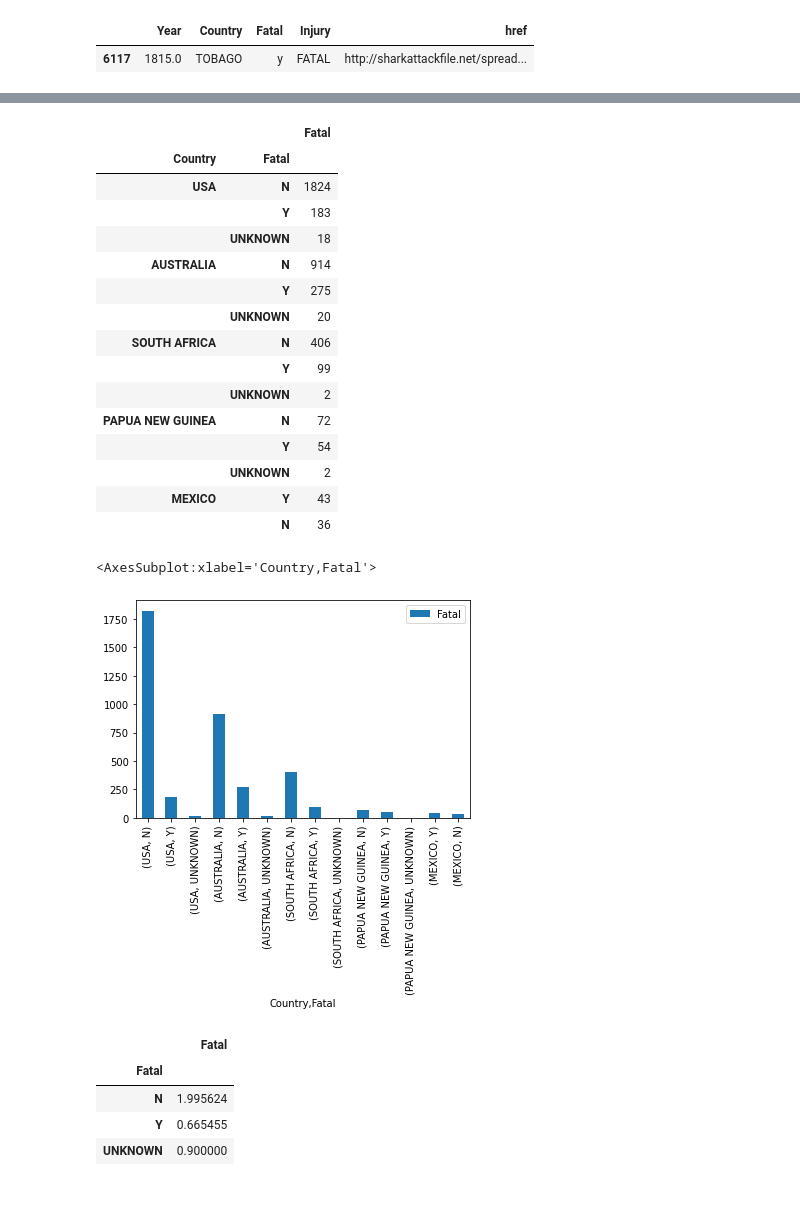
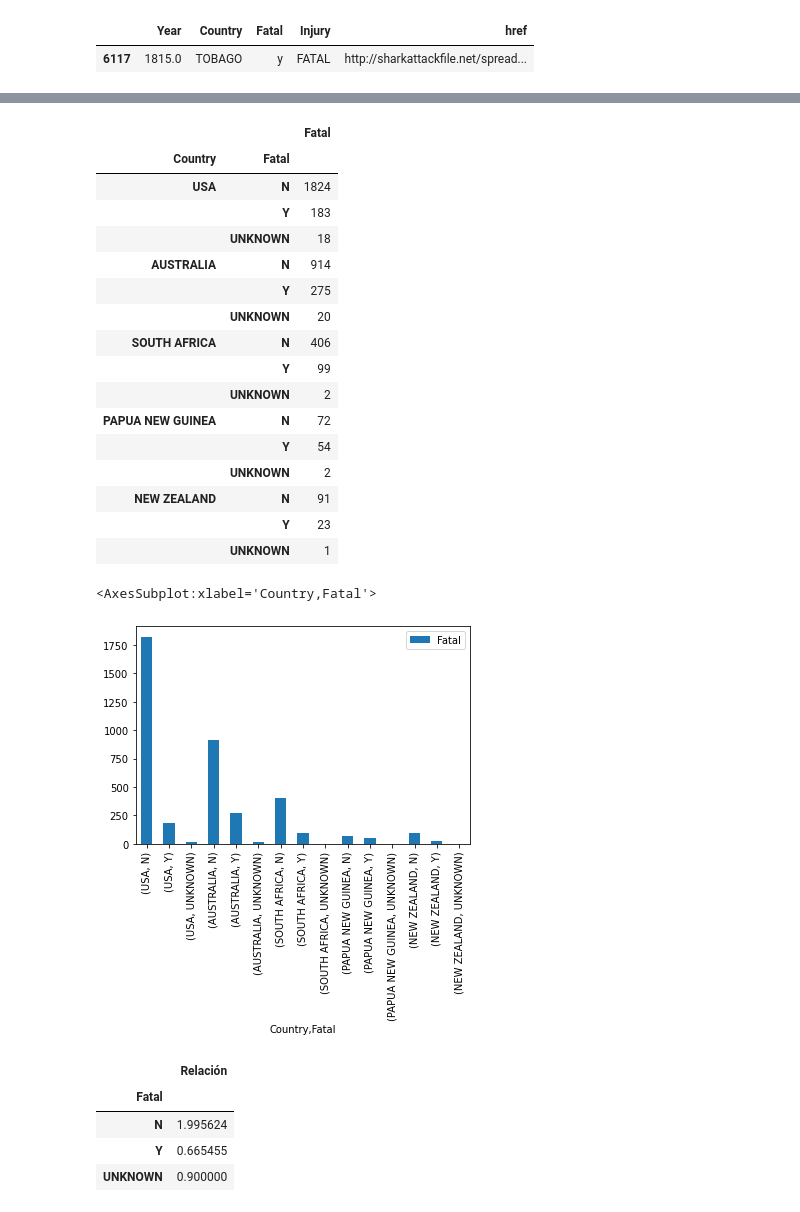
Before and after one commit to Jav1-Mart1nez/Shark-Project, a Jupyter notebook: Sharks!.ipynb, the cells around one changed output, grey strips where cells are left out. Saved outputs shown, nothing was run; the diff lists cells and outputs as text; code cells hidden in the pictures.

```diff
--- a/Sharks!.ipynb
+++ b/Sharks!.ipynb
@@ -266,7 +275,6 @@ clean_sharks_attacks.Country = clean_sharks_attacks.Country.replace({" PHILIPPIN
                                                                      " TONGA":"TONGA",
                                                                      "EGYPT ": "EGYPT",
                                                                      "Fiji": "FIJI",
-                                                                     "INDIAN OCEAN?":"INDIAN OCEAN",
                                                                      "MALDIVE ISLANDS": "MALDIVES",
                                                                      "MEXICO ":"MEXICO",
                                                                      "EGYPT ": "EGYPT",
@@ -274,7 +282,6 @@ clean_sharks_attacks.Country = clean_sharks_attacks.Country.replace({" PHILIPPIN
                                                                      "NORTH ATLANTIC OCEAN ":"NORTH ATLANTIC OCEAN",
                                                                      "PACIFIC OCEAN ": "PACIFIC OCEAN",
                                                                      "ST. MAARTIN":"ST. MARTIN",
-                                                                     "SUDAN?": "SUDAN?",
                                                                      "Sierra Leone": "SIERRA LEONE",
                                                                      "UNITED ARAB EMIRATES (UAE)":"UNITED ARAB EMIRATES",
                                                                      "YEMEN ": "YEMEN"
@@ -391,33 +425,40 @@ analysis2.head(10).plot.bar()
 # %%
+# Vemos ahora una comparativa con los 5 paises más atacados y por tipo de ataque.
+
 comp=clean_sharks_attacks.groupby("Country").agg({"Fatal":"value_counts"})
-compa=comp.loc[["USA", "AUSTRALIA", "SOUTH AFRICA", "PAPUA NEW GUINEA", "MEXICO"], :]
-display(compa)
-compa.plot.bar()
+comparativa=comp.loc[["USA", "AUSTRALIA", "SOUTH AFRICA", "PAPUA NEW GUINEA", "NEW ZEALAND"], :]
+display(comparativa)
+comparativa.plot.bar()
 # %% [output]
 |  |  | Fatal |
 | Country | Fatal |  |
 | USA | N | 1824 |
 |  | Y | 183 |
 |  | UNKNOWN | 18 |
 | AUSTRALIA | N | 914 |
 |  | Y | 275 |
 |  | UNKNOWN | 20 |
 | SOUTH AFRICA | N | 406 |
 |  | Y | 99 |
 |  | UNKNOWN | 2 |
 | PAPUA NEW GUINEA | N | 72 |
 |  | Y | 54 |
 |  | UNKNOWN | 2 |
-| MEXICO | Y | 43 |
-|  | N | 36 |
+| NEW ZEALAND | N | 91 |
+|  | Y | 23 |
+|  | UNKNOWN | 1 |
 <AxesSubplot:xlabel='Country,Fatal'>
-[figure, old version]
+[figure, new version]
-# %%
-compa.loc["USA", :]/compa.loc["AUSTRALIA", :]
-# %% [output]
-|  | Fatal |
-| Fatal |  |
-| N | 1.995624 |
-| Y | 0.665455 |
-| UNKNOWN | 0.900000 |
+# %%
+# Analizamos entre sí, los valores de los 2 paises con mayor número de ataques
+
+analysis3 = comparativa.loc["USA", :]/comparativa.loc["AUSTRALIA", :]
+analysis3.columns=["Relación"]
+analysis3
+# %% [output]
+|  | Relación |
+| Fatal |  |
+| N | 1.995624 |
+| Y | 0.665455 |
+| UNKNOWN | 0.900000 |
 # %%
```
Also changed, not shown: parts of 29 cells of this notebook.
